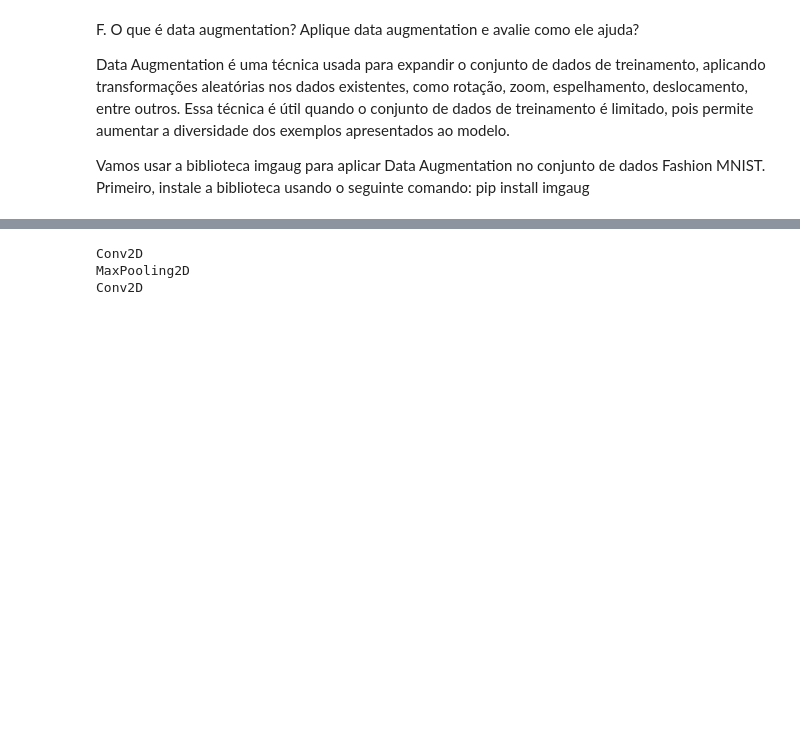
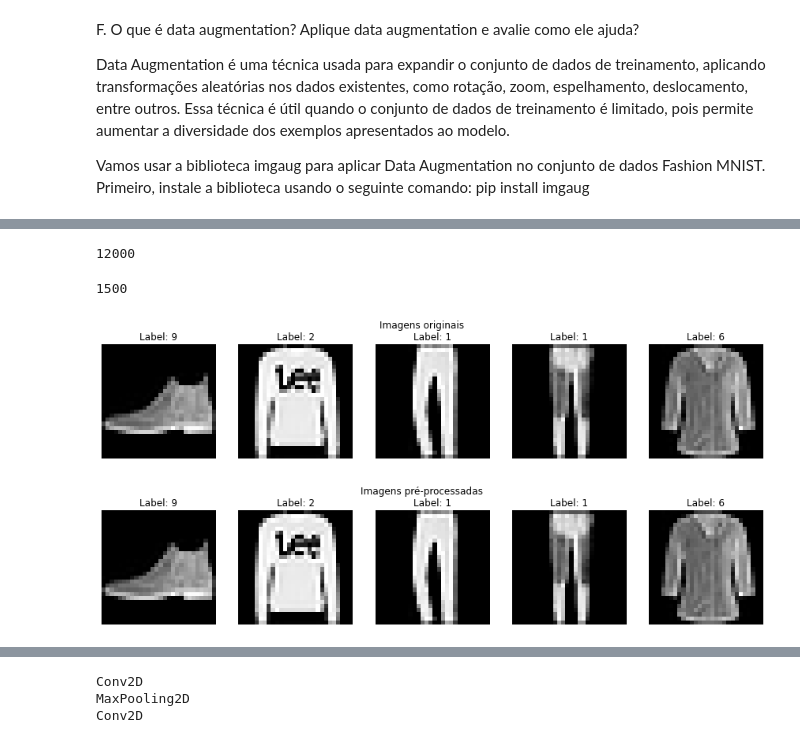
Before and after one commit to xiforivia/IA-CNN, a Jupyter notebook: fashion_mnist.ipynb, the cells around one changed output, grey strips where cells are left out. Cells and saved outputs as stored; diff of their text form; code cells hidden in the pictures; blank space fills up the shorter version.

```diff
--- a/fashion_mnist.ipynb
+++ b/fashion_mnist.ipynb
@@ -311,0 +466,35 @@ augmenter = iaa.Sequential([
+# %%
+len(test_X)
+# %% [output]
+12000
+# %%
+len(augmented_train_X)
+# %% [output]
+1500
+# %%
+# Selecionar algumas imagens aleatórias do conjunto de teste
+sample_images = test_images[:5]
+sample_labels = test_labels[:5]
+
+# Plotar as imagens originais
+fig, axes = plt.subplots(1, 5, figsize=(15, 3))
+for i, ax in enumerate(axes):
+    ax.imshow(sample_images[i].reshape(28, 28), cmap='gray')
+    ax.set_title('Label: {}'.format(sample_labels[i].argmax()))
+    ax.axis('off')
+plt.suptitle('Imagens originais')
+plt.show()
+
+# Aplicar o pré-processamento nas imagens
+sample_images_preprocessed = sample_images * 255.0
+
+fig, axes = plt.subplots(1, 5, figsize=(15, 3))
+for i, ax in enumerate(axes):
+    ax.imshow(sample_images_preprocessed[i].reshape(28, 28), cmap='gray')
+    ax.set_title('Label: {}'.format(sample_labels[i].argmax()))
+    ax.axis('off')
+plt.suptitle('Imagens pré-processadas')
+plt.show()
+# %% [output]
+[figure, added]
+[figure, added]
```
Also changed, not shown: parts of 22 cells of this notebook, 1 other file.
